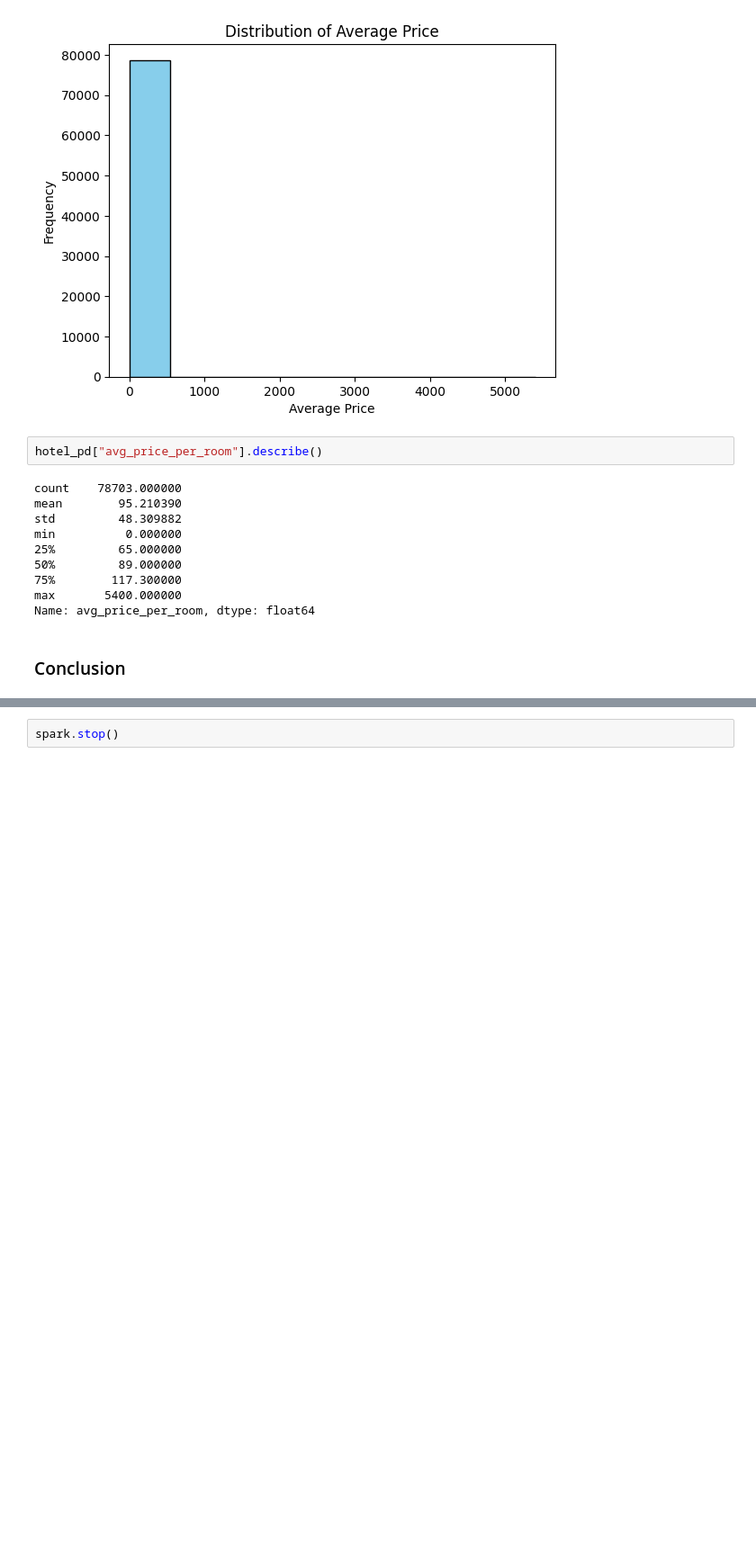
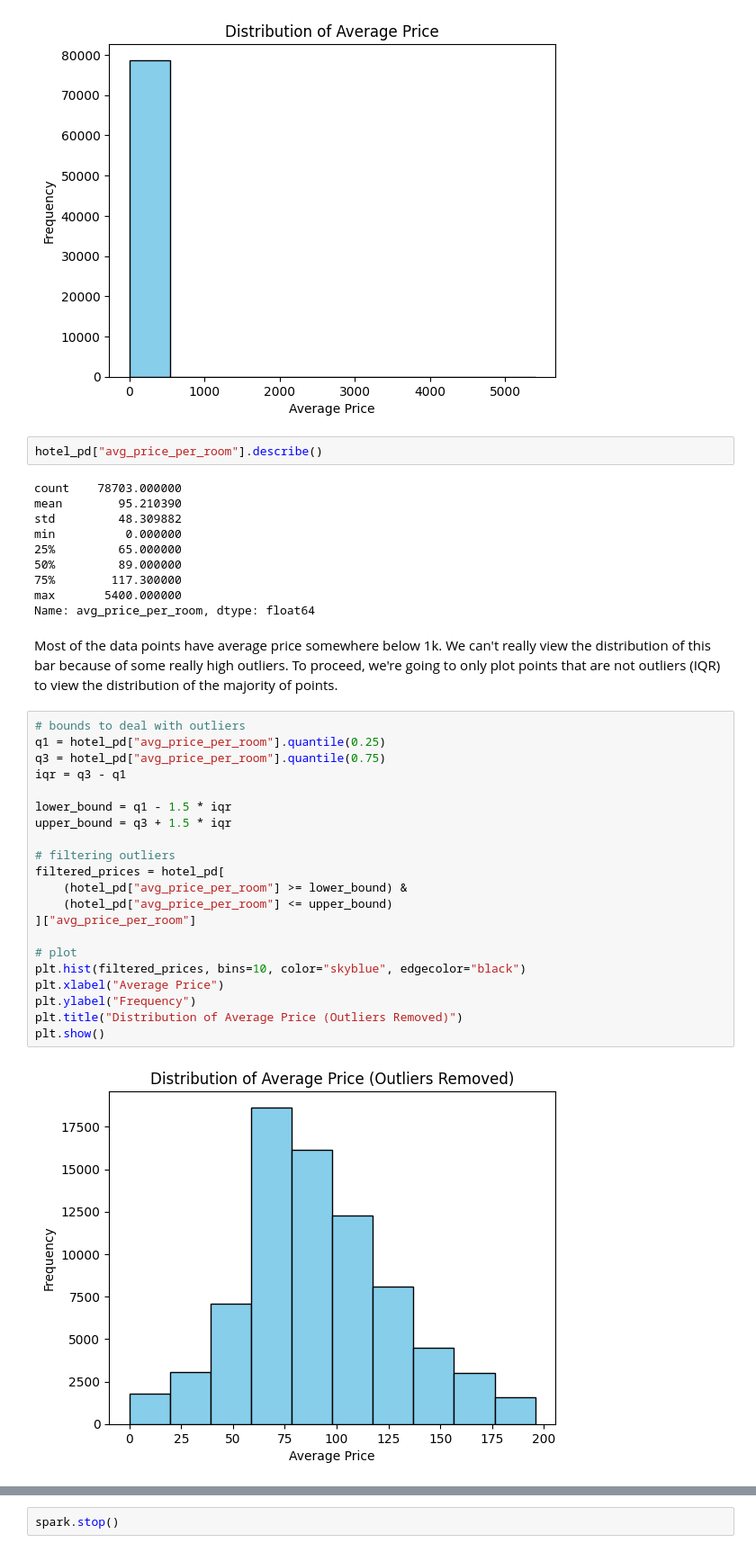
Before and after one commit to achen409/cs236-project, a Jupyter notebook: hotel_booking_cleaning.ipynb, the cells around one changed output, grey strips where cells are left out. Shown at 90% size. Drawn from its saved outputs; the diff is of its cells as text; blank space fills up the shorter version.

```diff
--- a/hotel_booking_cleaning.ipynb
+++ b/hotel_booking_cleaning.ipynb
@@ -240,5 +339,28 @@ min          0.000000
 75%        117.300000
 max       5400.000000
 Name: avg_price_per_room, dtype: float64
-# %% [markdown]
-### Conclusion
+# %% [markdown]
+Most of the data points have average price somewhere below 1k. We can't really view the distribution of this bar because of some really high outliers. To proceed, we're going to only plot points that are not outliers (IQR) to view the distribution of the majority of points.
+# %%
+# bounds to deal with outliers
+q1 = hotel_pd["avg_price_per_room"].quantile(0.25)
+q3 = hotel_pd["avg_price_per_room"].quantile(0.75)
+iqr = q3 - q1
+
+lower_bound = q1 - 1.5 * iqr
+upper_bound = q3 + 1.5 * iqr
+
+# filtering outliers
+filtered_prices = hotel_pd[
+    (hotel_pd["avg_price_per_room"] >= lower_bound) &
+    (hotel_pd["avg_price_per_room"] <= upper_bound)
+]["avg_price_per_room"]
+
+# plot
+plt.hist(filtered_prices, bins=10, color="skyblue", edgecolor="black")
+plt.xlabel("Average Price")
+plt.ylabel("Frequency")
+plt.title("Distribution of Average Price (Outliers Removed)")
+plt.show()
+# %% [output]
+[figure, added]
```
Also changed, not shown: parts of 22 cells of this notebook.
